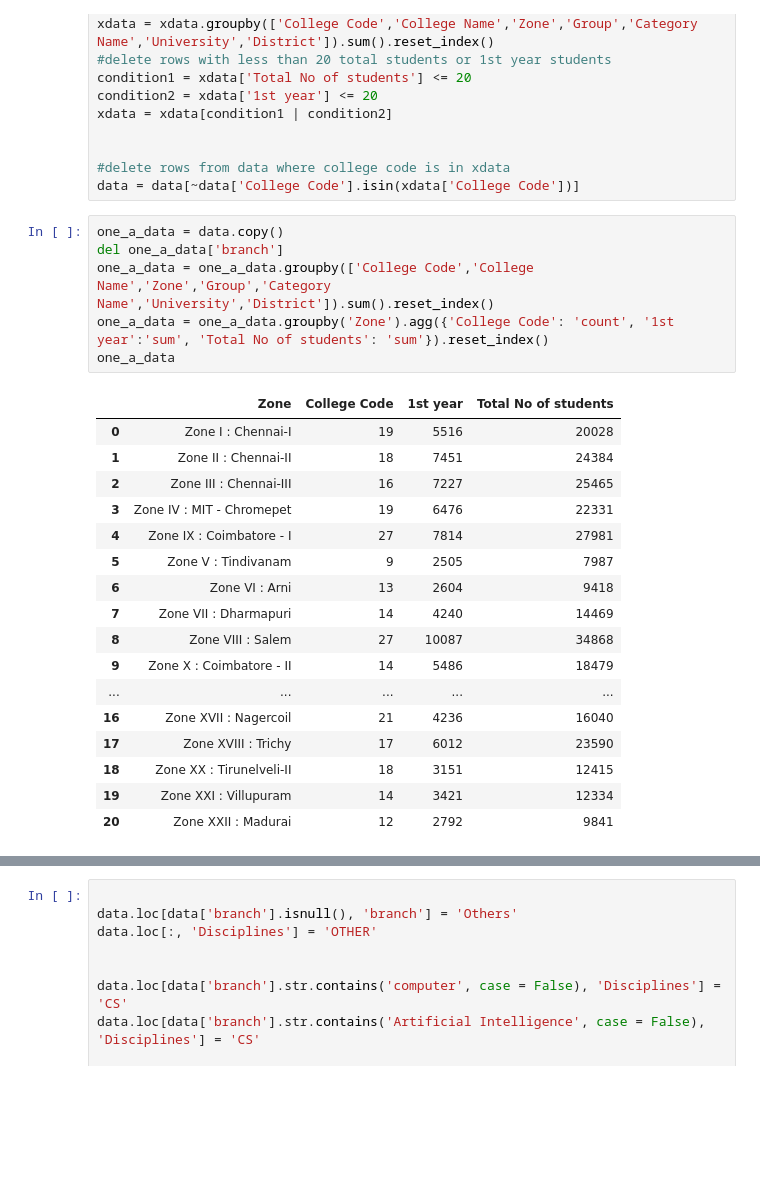
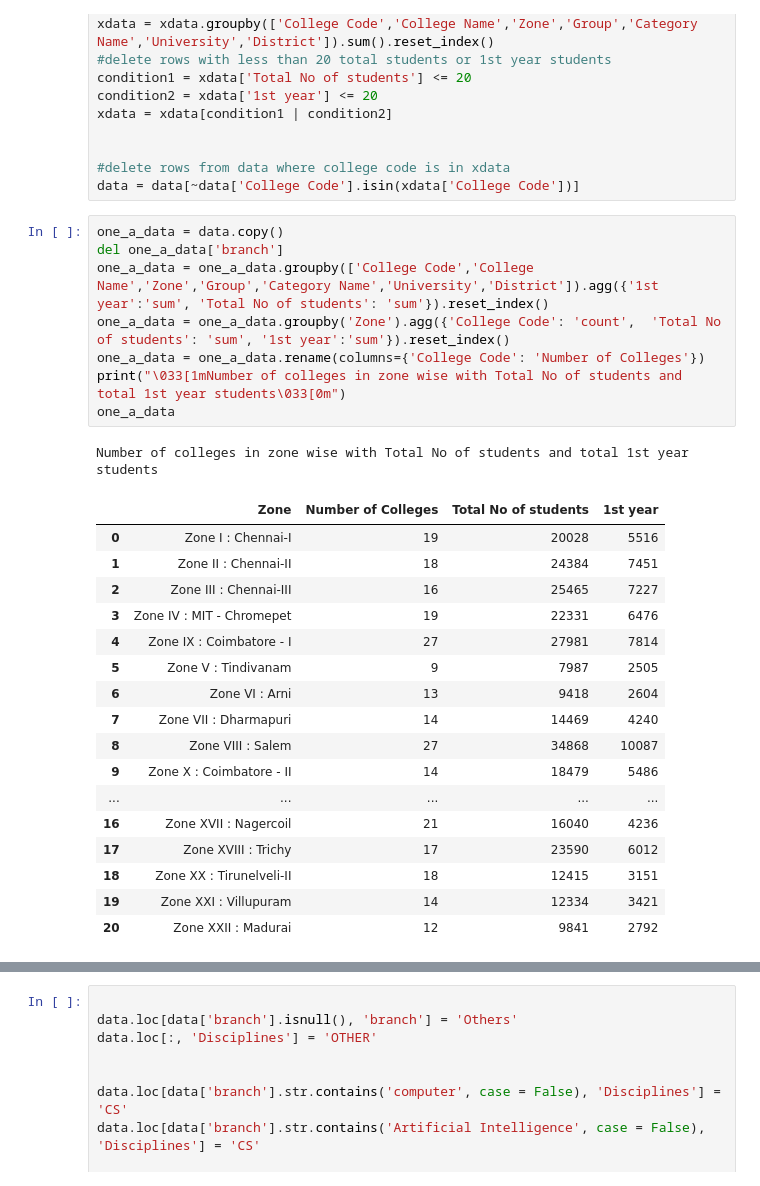
Before and after one commit to vaishnav-vijayan/clganalysis, a Jupyter notebook: clganalysis.ipynb, the cells around one changed output, grey strips where cells are left out. Drawn from its saved outputs; the diff is of its cells as text; blank space fills up the shorter version.

```diff
--- a/clganalysis.ipynb
+++ b/clganalysis.ipynb
@@ -34,27 +34,30 @@ data = data[~data['College Code'].isin(xdata['College Code'])]
 # %%
 one_a_data = data.copy()
 del one_a_data['branch']
-one_a_data = one_a_data.groupby(['College Code','College Name','Zone','Group','Category Name','University','District']).sum().reset_index()
-one_a_data = one_a_data.groupby('Zone').agg({'College Code': 'count', '1st year':'sum', 'Total No of students': 'sum'}).reset_index()
+one_a_data = one_a_data.groupby(['College Code','College Name','Zone','Group','Category Name','University','District']).agg({'1st year':'sum', 'Total No of students': 'sum'}).reset_index()
+one_a_data = one_a_data.groupby('Zone').agg({'College Code': 'count',  'Total No of students': 'sum', '1st year':'sum'}).reset_index()
+one_a_data = one_a_data.rename(columns={'College Code': 'Number of Colleges'})
+print("\033[1mNumber of colleges in zone wise with Total No of students and total 1st year students\033[0m")
 one_a_data
 # %% [output]
+Number of colleges in zone wise with Total No of students and total 1st year students
-|  | Zone | College Code | 1st year | Total No of students |
-| 0 | Zone I : Chennai-I | 19 | 5516 | 20028 |
-| 1 | Zone II : Chennai-II | 18 | 7451 | 24384 |
-| 2 | Zone III : Chennai-III | 16 | 7227 | 25465 |
-| 3 | Zone IV : MIT - Chromepet | 19 | 6476 | 22331 |
-| 4 | Zone IX : Coimbatore - I | 27 | 7814 | 27981 |
-| 5 | Zone V : Tindivanam | 9 | 2505 | 7987 |
-| 6 | Zone VI : Arni | 13 | 2604 | 9418 |
-| 7 | Zone VII : Dharmapuri | 14 | 4240 | 14469 |
-| 8 | Zone VIII : Salem | 27 | 10087 | 34868 |
-| 9 | Zone X : Coimbatore - II | 14 | 5486 | 18479 |
+|  | Zone | Number of Colleges | Total No of students | 1st year |
+| 0 | Zone I : Chennai-I | 19 | 20028 | 5516 |
+| 1 | Zone II : Chennai-II | 18 | 24384 | 7451 |
+| 2 | Zone III : Chennai-III | 16 | 25465 | 7227 |
+| 3 | Zone IV : MIT - Chromepet | 19 | 22331 | 6476 |
+| 4 | Zone IX : Coimbatore - I | 27 | 27981 | 7814 |
+| 5 | Zone V : Tindivanam | 9 | 7987 | 2505 |
+| 6 | Zone VI : Arni | 13 | 9418 | 2604 |
+| 7 | Zone VII : Dharmapuri | 14 | 14469 | 4240 |
+| 8 | Zone VIII : Salem | 27 | 34868 | 10087 |
+| 9 | Zone X : Coimbatore - II | 14 | 18479 | 5486 |
 | ... | ... | ... | ... | ... |
-| 16 | Zone XVII : Nagercoil | 21 | 4236 | 16040 |
-| 17 | Zone XVIII : Trichy | 17 | 6012 | 23590 |
-| 18 | Zone XX : Tirunelveli-II | 18 | 3151 | 12415 |
-| 19 | Zone XXI : Villupuram | 14 | 3421 | 12334 |
-| 20 | Zone XXII : Madurai | 12 | 2792 | 9841 |
+| 16 | Zone XVII : Nagercoil | 21 | 16040 | 4236 |
+| 17 | Zone XVIII : Trichy | 17 | 23590 | 6012 |
+| 18 | Zone XX : Tirunelveli-II | 18 | 12415 | 3151 |
+| 19 | Zone XXI : Villupuram | 14 | 12334 | 3421 |
+| 20 | Zone XXII : Madurai | 12 | 9841 | 2792 |
 # %%
 sns.set(style = 'whitegrid')
 fig, ax = plt.subplots(figsize = (10,6))
```
Also changed, not shown: parts of 7 cells of this notebook.
